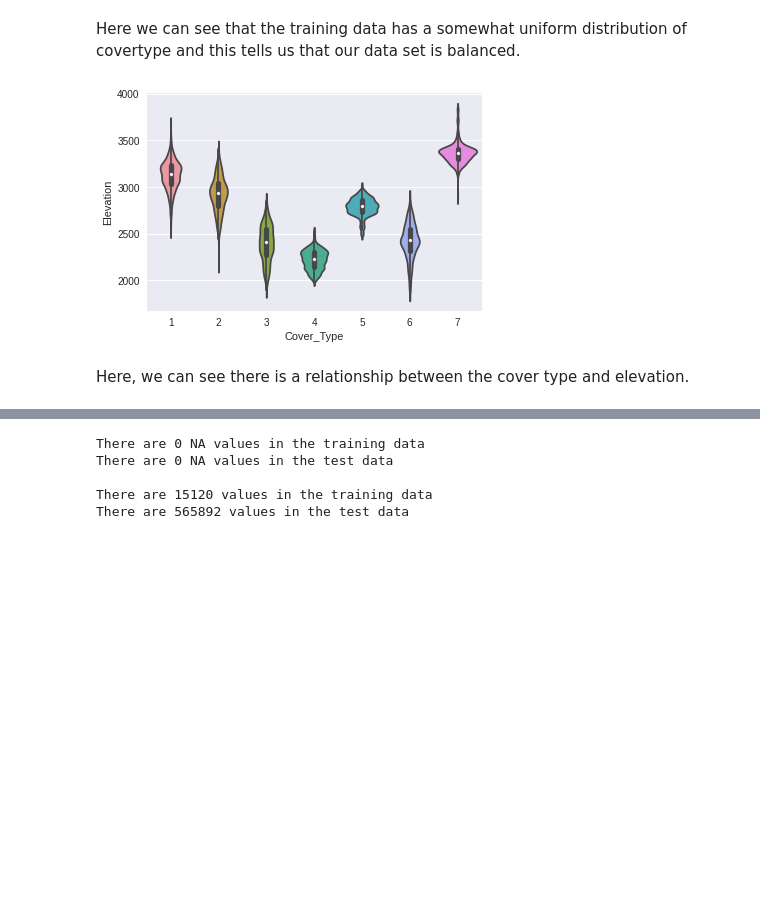
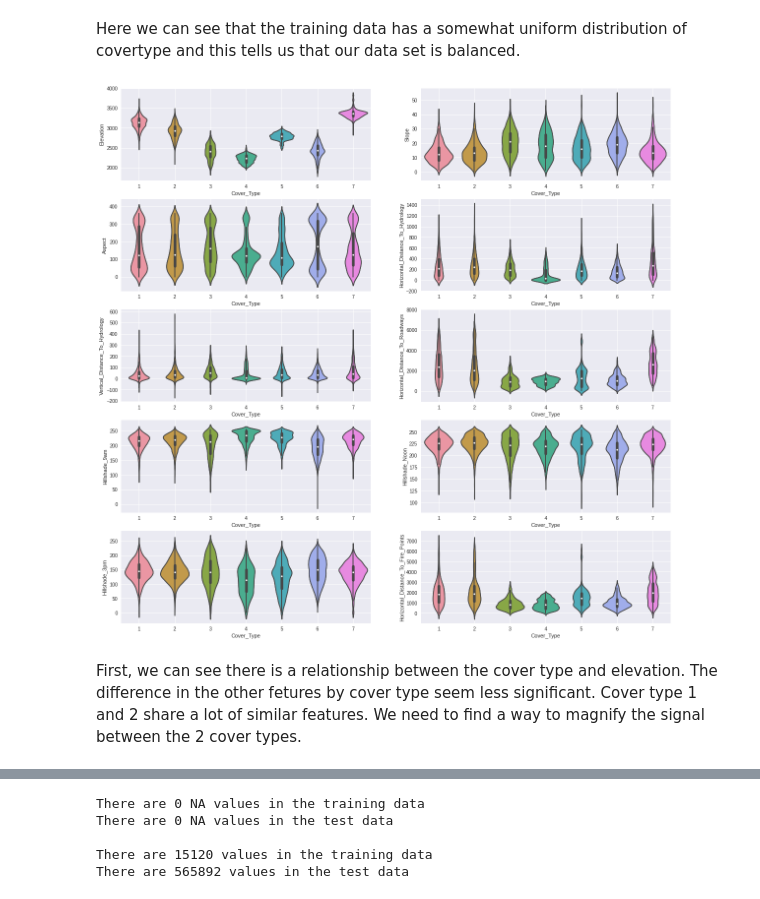
Before and after one commit to justinetaylor/mids-w207-final-project, a Jupyter notebook: clear_cut_solution.ipynb, the cells around one changed output, grey strips where cells are left out. Drawn from its saved outputs; the diff is of its cells as text; code cells hidden in the pictures; blank space fills up the shorter version.

```diff
--- a/clear_cut_solution.ipynb
+++ b/clear_cut_solution.ipynb
@@ -107,10 +128,15 @@ for i in range(col_ct):
 Here we can see the distribution are skewed for a few variables, such as "Horizontal_Diestance_To_Fire_points". A log-transformation may imporve the model performance. Also, a "min max" scaler may work better for variables that is clearly not normally distributed, such as "Vertical_Distance to_Hydrology".
 # %% [markdown]
 Here we can see that the training data has a somewhat uniform distribution of covertype and this tells us that our data set is balanced.
-# %%
-sns.violinplot(x=train_df['Cover_Type'],y=train_df['Elevation'])
-plt.show()
-# %% [output]
-[figure, removed]
-# %% [markdown]
-Here, we can see there is a relationship between the cover type and elevation.
+# %%
+#visualize the distribution of numerical columns with Cover Type
+fig, axes = plt.subplots(rows,2,figsize=(20,20))
+for i in range(col_ct):
+  for j in range(2):
+    col= train_df[num_cols[j+2*(i//2)]]
+    sns.violinplot(x=train_df['Cover_Type'], y= col, ax=axes[i//2][j])
+    axes[i//2][j].grid()
+# %% [output]
+[figure, added]
+# %% [markdown]
+First, we can see there is a relationship between the cover type and elevation. The difference in the other fetures by cover type seem less significant. Cover type 1 and 2 share a lot of similar features. We need to find a way to magnify the signal between the 2 cover types.
```
Also changed, not shown: parts of 33 cells of this notebook.
